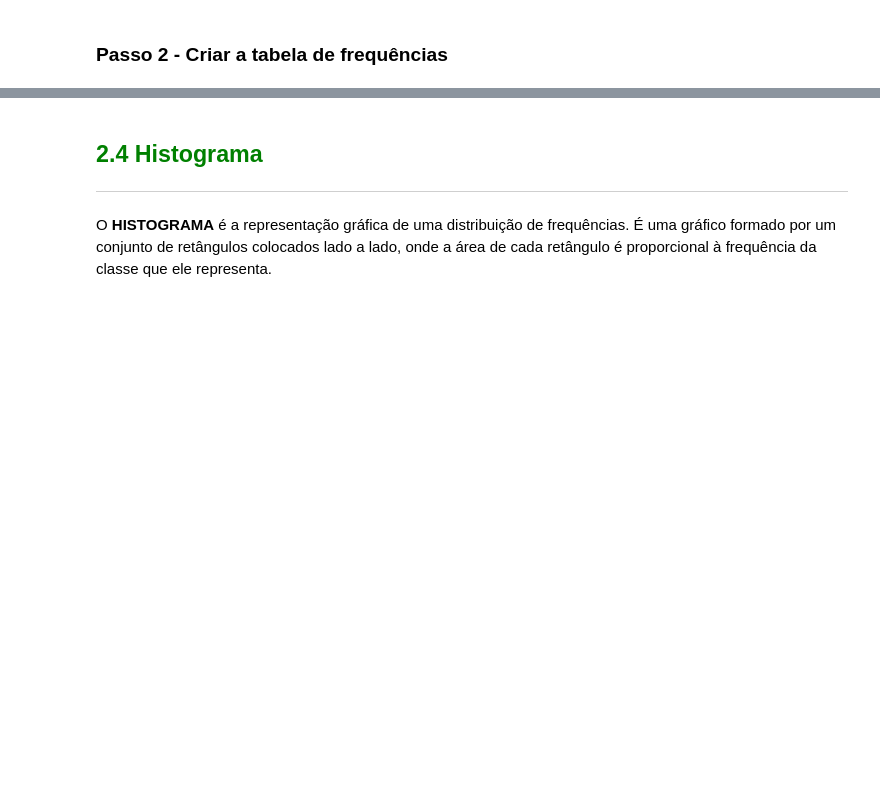
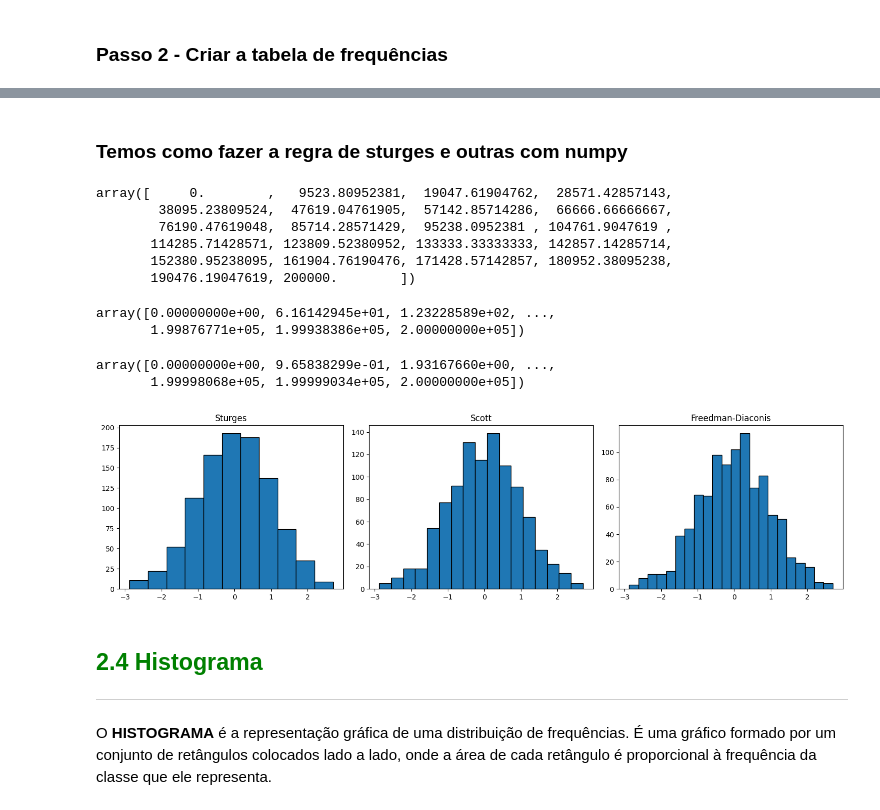
Before and after one commit to BrenoOsvaldoFunicheli/stats, a Jupyter notebook: Curso_de_Estatística_Parte_1.ipynb, the cells around one changed output, grey strips where cells are left out. Saved outputs shown, nothing was run; the diff lists cells and outputs as text; code cells hidden in the pictures; blank space fills up the shorter version.

```diff
--- a/Curso_de_Estatística_Parte_1.ipynb
+++ b/Curso_de_Estatística_Parte_1.ipynb
@@ -454,3 +503,50 @@ http://www.numpy.org/
+# %% [markdown]
+### Temos como fazer a regra de sturges e outras com numpy
+# %%
+np.histogram_bin_edges(df, bins='sturges')
+# %% [output]
+array([     0.        ,   9523.80952381,  19047.61904762,  28571.42857143,
+        38095.23809524,  47619.04761905,  57142.85714286,  66666.66666667,
+        76190.47619048,  85714.28571429,  95238.0952381 , 104761.9047619 ,
+       114285.71428571, 123809.52380952, 133333.33333333, 142857.14285714,
+       152380.95238095, 161904.76190476, 171428.57142857, 180952.38095238,
+       190476.19047619, 200000.        ])
+# %%
+np.histogram_bin_edges(df, bins='scott')
+# %% [output]
+array([0.00000000e+00, 6.16142945e+01, 1.23228589e+02, ...,
+       1.99876771e+05, 1.99938386e+05, 2.00000000e+05])
+# %%
+np.histogram_bin_edges(df, bins='fd')  # Freedman-Diaconis
+# %% [output]
+array([0.00000000e+00, 9.65838299e-01, 1.93167660e+00, ...,
+       1.99998068e+05, 1.99999034e+05, 2.00000000e+05])
+# %%
+import numpy as np
+import matplotlib.pyplot as plt
+
+# Dados de exemplo
+dados = np.random.normal(0, 1, 1000)
+
+# Plotando com diferentes regras
+plt.figure(figsize=(15, 4))
+
+plt.subplot(1, 3, 1)
+plt.hist(dados, bins='sturges', edgecolor='black')
+plt.title('Sturges')
+
+plt.subplot(1, 3, 2)
+plt.hist(dados, bins='scott', edgecolor='black')
+plt.title('Scott')
+
+plt.subplot(1, 3, 3)
+plt.hist(dados, bins='fd', edgecolor='black')
+plt.title('Freedman-Diaconis')
+
+plt.tight_layout()
+plt.show()
+# %% [output]
+[figure, added]
 # %% [markdown]
 ## <font color=green>2.4 Histograma</font>
 ***
```
Also changed, not shown: parts of 43 cells of this notebook.
